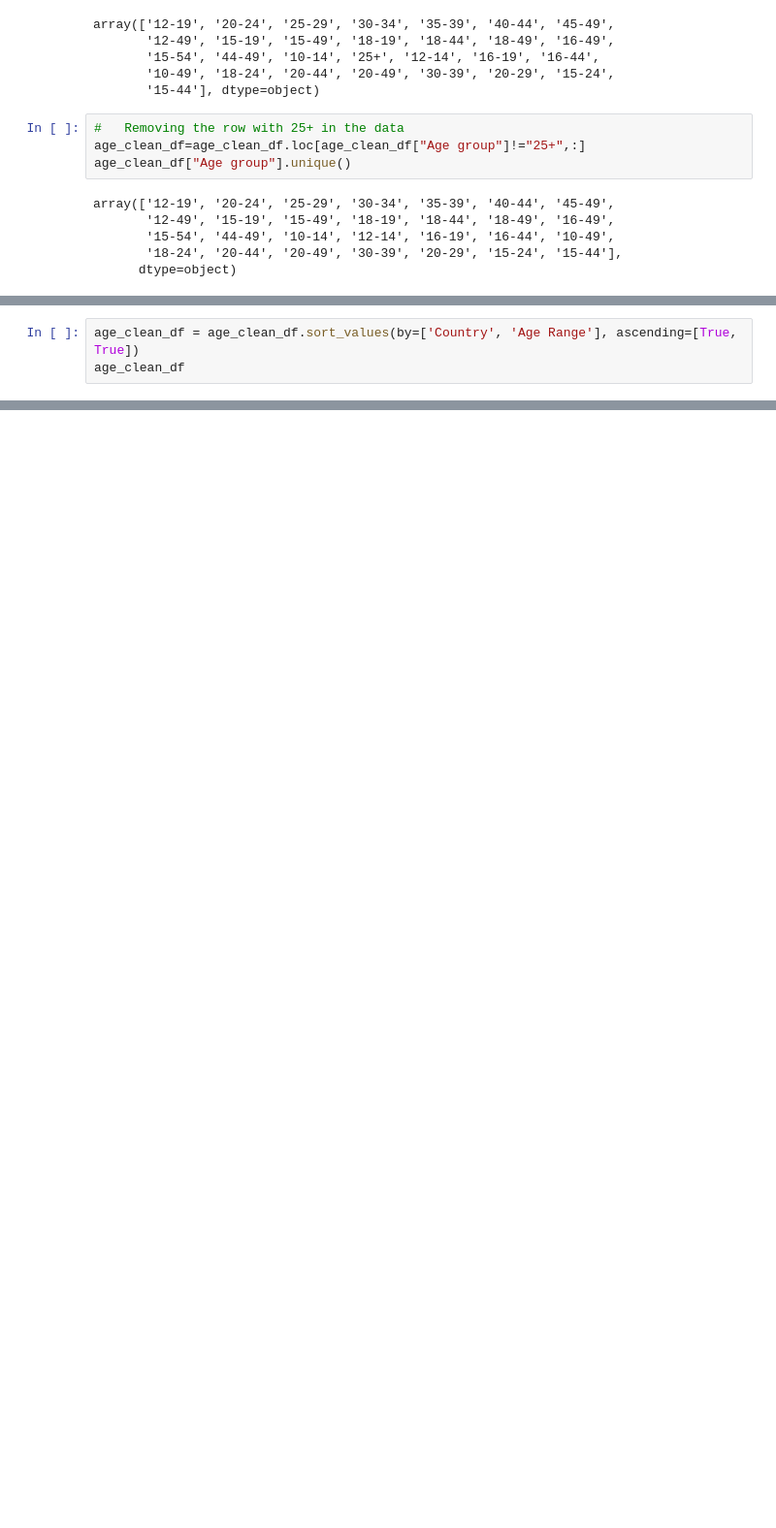
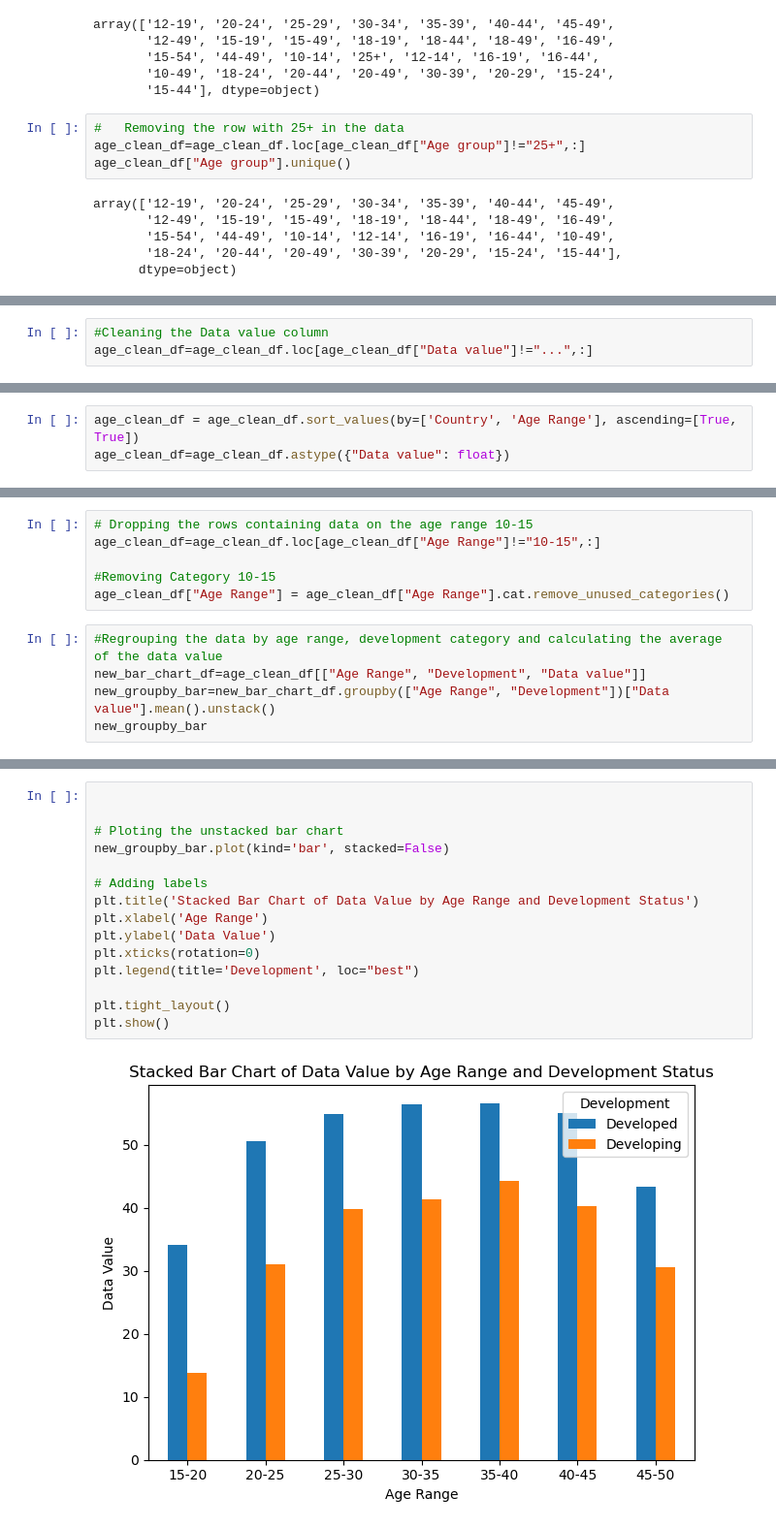
Before and after one commit to AidanDavid/development_vs_fertility, a Jupyter notebook: Vidushi/main_vidushi.ipynb, the cells around one changed output, grey strips where cells are left out. Shown at 97% size. Saved outputs shown, nothing was run; the diff lists cells and outputs as text; blank space fills up the shorter version.

Commit message:
Updating my codes and adding visualisations

```diff
--- a/Vidushi/main_vidushi.ipynb
+++ b/Vidushi/main_vidushi.ipynb
@@ -89,0 +80,3 @@ array(['12-19', '20-24', '25-29', '30-34', '35-39', '40-44', '45-49',
+# %%
+#Cleaning the Data value column
+age_clean_df=age_clean_df.loc[age_clean_df["Data value"]!="...",:]
@@ -161,3 +158,3 @@ age_clean_df
 # %%
 age_clean_df = age_clean_df.sort_values(by=['Country', 'Age Range'], ascending=[True, True])
-age_clean_df
+age_clean_df=age_clean_df.astype({"Data value": float})
@@ -177,0 +179,11 @@ age_clean_df
+# %%
+# Dropping the rows containing data on the age range 10-15
+age_clean_df=age_clean_df.loc[age_clean_df["Age Range"]!="10-15",:]
+
+#Removing Category 10-15
+age_clean_df["Age Range"] = age_clean_df["Age Range"].cat.remove_unused_categories()
+# %%
+#Regrouping the data by age range, development category and calculating the average of the data value
+new_bar_chart_df=age_clean_df[["Age Range", "Development", "Data value"]]
+new_groupby_bar=new_bar_chart_df.groupby(["Age Range", "Development"])["Data value"].mean().unstack()
+new_groupby_bar
@@ -177,0 +200,17 @@ age_clean_df
+# %%
+
+
+# Ploting the unstacked bar chart
+new_groupby_bar.plot(kind='bar', stacked=False)
+
+# Adding labels
+plt.title('Stacked Bar Chart of Data Value by Age Range and Development Status')
+plt.xlabel('Age Range')
+plt.ylabel('Data Value')
+plt.xticks(rotation=0)
+plt.legend(title='Development', loc="best")
+
+plt.tight_layout()
+plt.show()
+# %% [output]
+[figure, added]
```
Also changed, not shown: parts of 15 cells of this notebook, 1 other file.
